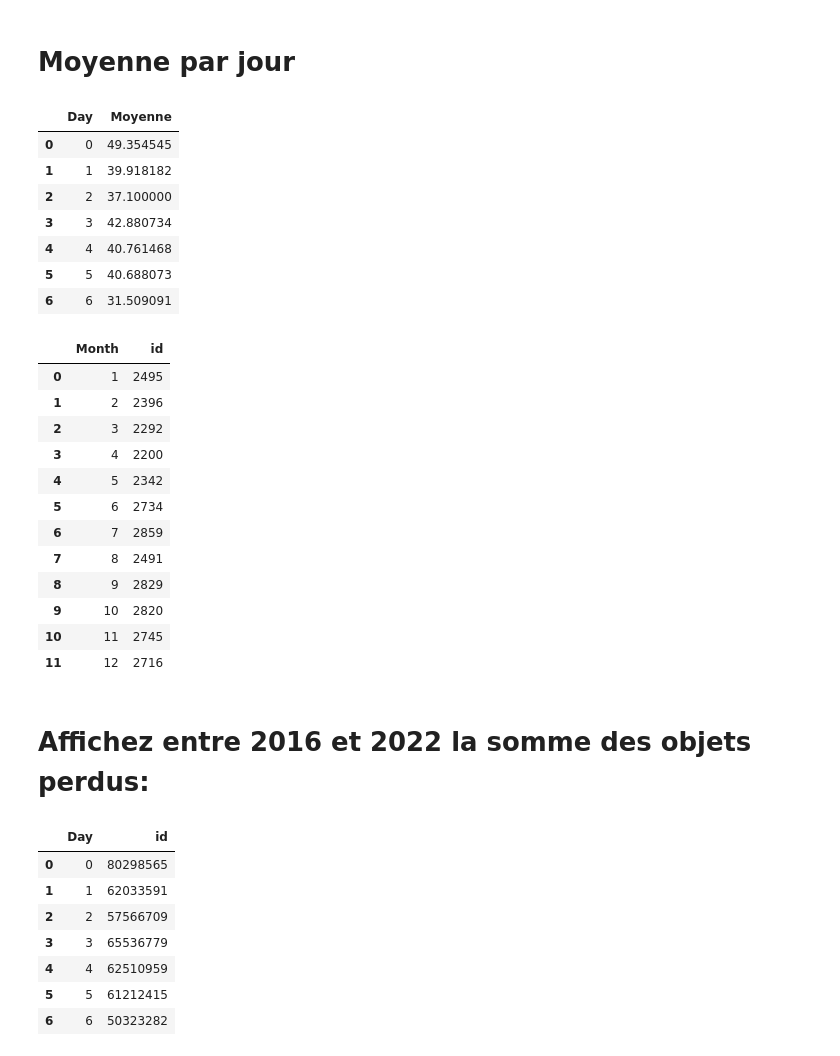
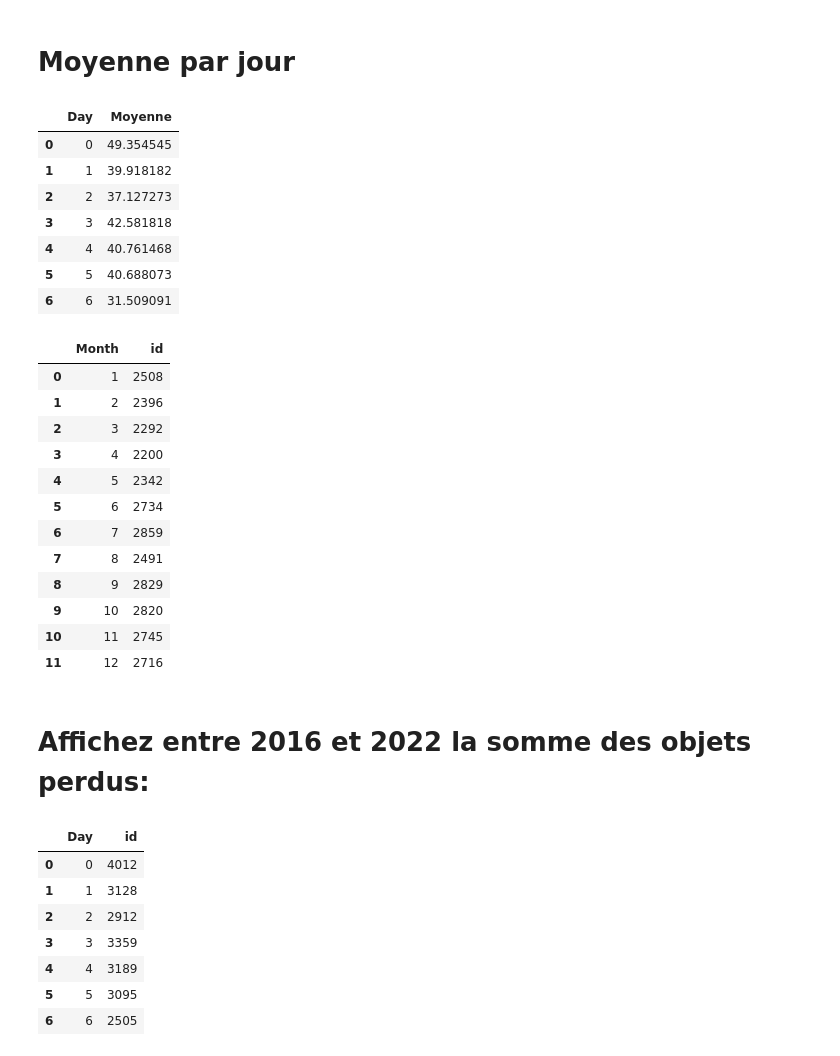
Before and after one commit to LanCaphe/objets_perdus_sncf, a Jupyter notebook: Notebook/Analyse.ipynb, the cells around one changed output. Saved outputs shown, nothing was run; the diff lists cells and outputs as text; code cells hidden in the pictures.

```diff
--- a/Notebook/Analyse.ipynb
+++ b/Notebook/Analyse.ipynb
@@ -55,3 +55,5 @@ dtype: object
 df_objet_perdu['Year'] = df_objet_perdu['date'].dt.year
 df_objet_perdu['Month'] = df_objet_perdu['date'].dt.month
 df_objet_perdu['Day'] = df_objet_perdu['date'].dt.day_of_week
+df_objet_perdu['semaine'] = df_objet_perdu["date"].dt.week
+df_objet_perdu["date"] = df_objet_perdu["date"].dt.strftime('%Y-%m-%d')
@@ -105,8 +121,8 @@ df_objet_perdu_by_month
 |  | Day | Moyenne |
 | 0 | 0 | 49.354545 |
 | 1 | 1 | 39.918182 |
-| 2 | 2 | 37.100000 |
-| 3 | 3 | 42.880734 |
+| 2 | 2 | 37.127273 |
+| 3 | 3 | 42.581818 |
 | 4 | 4 | 40.761468 |
 | 5 | 5 | 40.688073 |
 | 6 | 6 | 31.509091 |
@@ -114,7 +130,7 @@ df_objet_perdu_by_month
 df_objet_perdu.groupby(['Month'])['id'].count().reset_index()
 # %% [output]
 |  | Month | id |
-| 0 | 1 | 2495 |
+| 0 | 1 | 2508 |
 | 1 | 2 | 2396 |
 | 2 | 3 | 2292 |
 | 3 | 4 | 2200 |
@@ -131,13 +147,13 @@ df_objet_perdu.groupby(['Month'])['id'].count().reset_index()
 # %%
 df_objet_perdu_filter_year = df_objet_perdu[(df_objet_perdu['Year']>2015) & (df_objet_perdu['Year']<2023)]
 # %%
-df_objet_perdu_filter_year.groupby(['Day'])['id'].sum().reset_index()
+df_objet_perdu_filter_year.groupby(['Day'])['id'].count().reset_index()
 # %% [output]
 |  | Day | id |
-| 0 | 0 | 80298565 |
-| 1 | 1 | 62033591 |
-| 2 | 2 | 57566709 |
-| 3 | 3 | 65536779 |
-| 4 | 4 | 62510959 |
-| 5 | 5 | 61212415 |
-| 6 | 6 | 50323282 |
+| 0 | 0 | 4012 |
+| 1 | 1 | 3128 |
+| 2 | 2 | 2912 |
+| 3 | 3 | 3359 |
+| 4 | 4 | 3189 |
+| 5 | 5 | 3095 |
+| 6 | 6 | 2505 |
```
Also changed, not shown: parts of 11 cells of this notebook, 1 other file.
